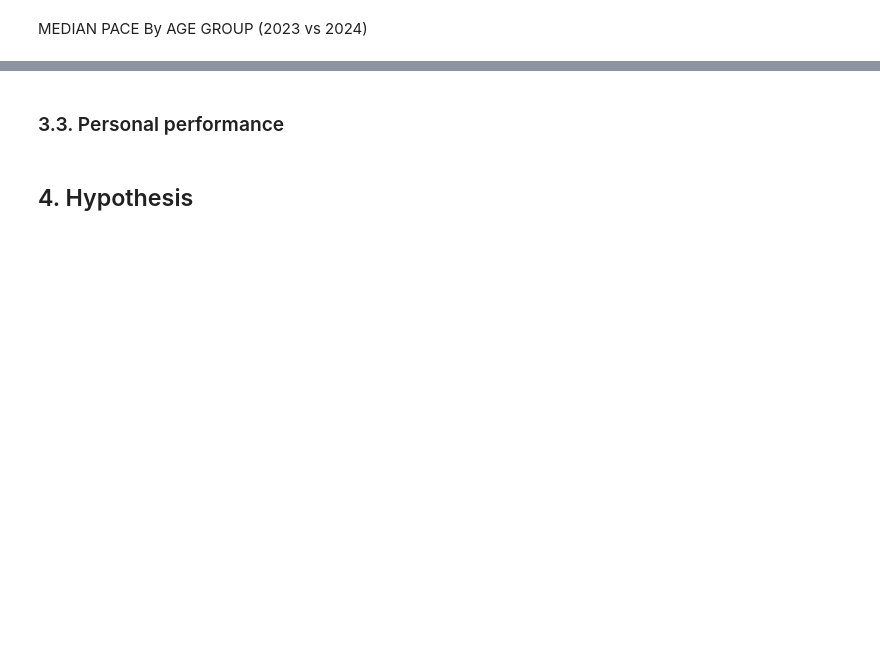
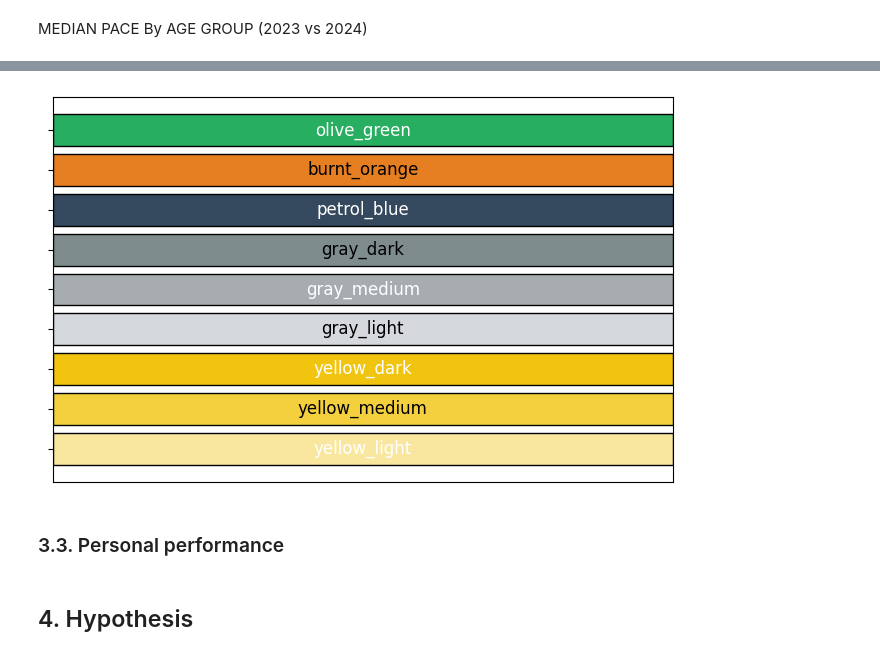
Before and after one commit to rocha-carvalhaes/galo_race_2.0, a Jupyter notebook: notebooks/performance_eda.ipynb, the cells around one changed output, grey strips where cells are left out. Drawn from its saved outputs; the diff is of its cells as text; code cells hidden in the pictures; blank space fills up the shorter version.

```diff
--- a/notebooks/performance_eda.ipynb
+++ b/notebooks/performance_eda.ipynb
@@ -399,3 +399,20 @@ plot_paces(mean_pace_df, display='v', summarize_by=['age_group', 'dist_num'], fi
+# %%
+fig, ax = plt.subplots(figsize=(8, 5))
+
+# Loop para mostrar cada cor
+for i, (name, color) in enumerate(color_palette.items()):
+    ax.barh(i, 1, color=color, edgecolor='black')
+    ax.text(0.5, i, name, va='center', ha='center', fontsize=12, color='white' if i%2 == 0 else 'black')
+
+# Configurações do eixo
+ax.set_xlim(0, 1)
+ax.set_yticks(range(len(color_palette)))
+ax.set_yticklabels([])
+ax.set_xticks([])
+
+plt.show()
+# %% [output]
+[figure, added]
 # %% [markdown]
 ### 3.3. Personal performance
 # %% [markdown]
```
Also changed, not shown: parts of 3 cells of this notebook, 1 other file.
